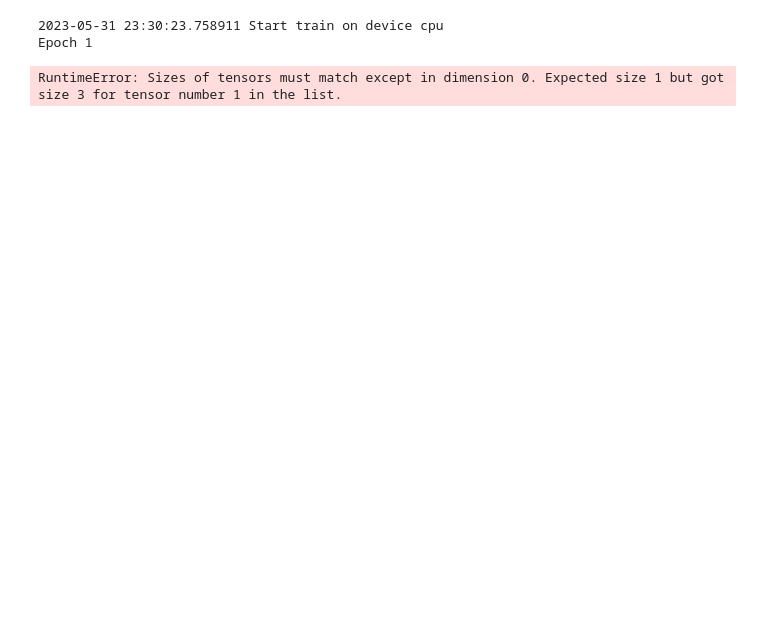
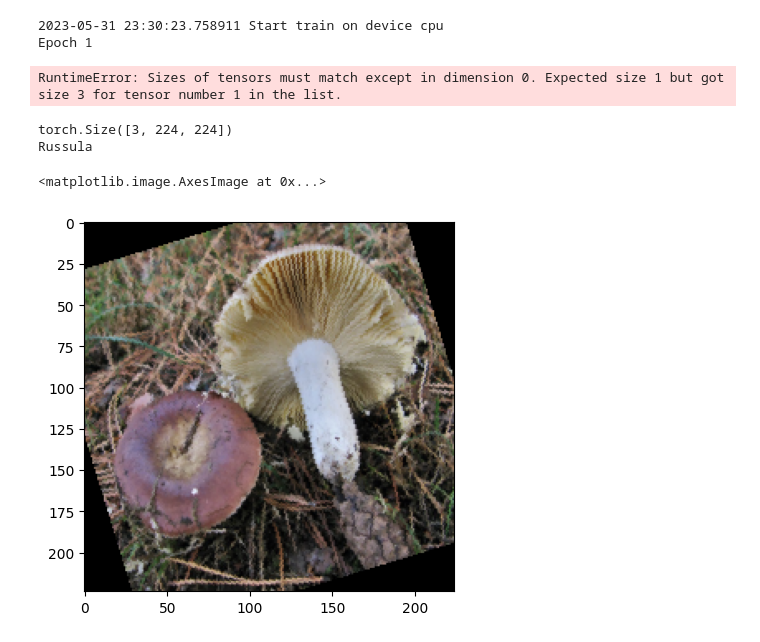
Before and after one commit to hiimbach/Classification_Implementation, a Jupyter notebook: test.ipynb, the cells around one changed output. Cells and saved outputs as stored; diff of their text form; code cells hidden in the pictures; blank space fills up the shorter version.

```diff
--- a/test.ipynb
+++ b/test.ipynb
@@ -65,0 +124,18 @@ RuntimeError: Sizes of tensors must match except in dimension 0. Expected size 1
+# %%
+i = 8
+
+img = images[i]
+label = labels[i]
+
+# permute = [0, 2, 1]
+# img = img[permute, :]
+
+# show images
+print(img.shape)
+print(train_task.class_names[label])
+plt.imshow(img.permute(1,2,0))
+# %% [output]
+torch.Size([3, 224, 224])
+Russula
+<matplotlib.image.AxesImage at 0x...>
+[figure, added]
```
Also changed, not shown: parts of 2 cells of this notebook, 1 other file.
